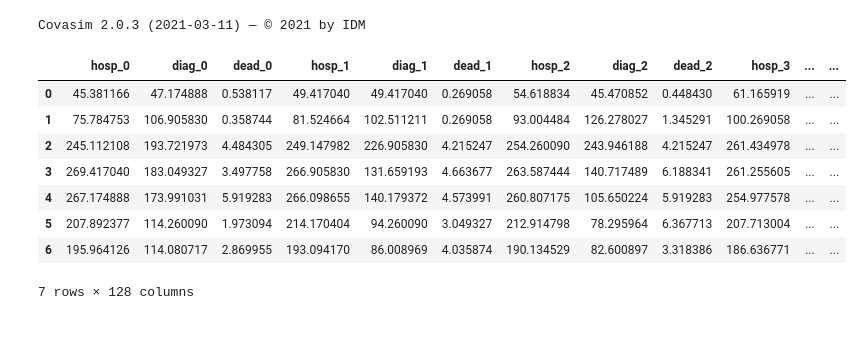
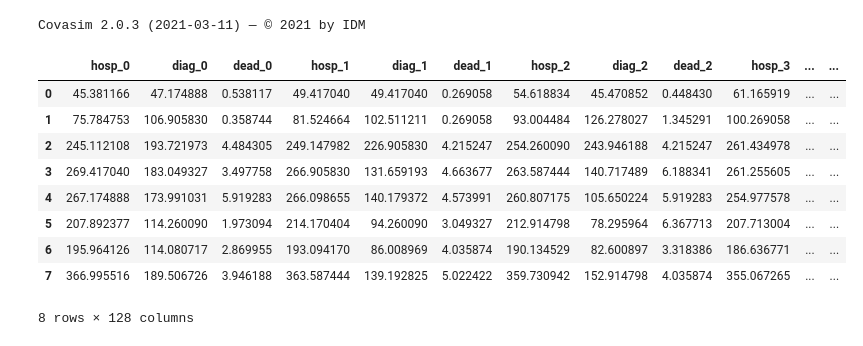
Before and after one commit to LIA-UniBo/EpidemicModelLearning, a Jupyter notebook: notebooks/5. Empirical Model.ipynb, the cells around one changed output. Cells and saved outputs as stored; diff of their text form; code cells hidden in the pictures.

```diff
--- a/notebooks/5. Empirical Model.ipynb
+++ b/notebooks/5. Empirical Model.ipynb
@@ -32,29 +35,29 @@ Covasim 2.0.3 (2021-03-11) — © 2021 by IDM
 # %%
 region = 'Emilia-Romagna'
 zones = {
-    '2020-05-18': 'W',
     '2020-11-08': 'Y',
     '2020-11-15': 'O',
     '2020-12-10': 'Y',
     '2020-12-21': 'O',
     '2021-02-01': 'Y',
     '2021-02-21': 'O',
     '2021-03-01': 'R',
     '2021-04-12': 'O',
     '2021-04-26': 'Y'
 }
 real_df = get_real_samples(region=region, zones=zones, scaling_factor=4.46e6 / pop_size)
 real_df
 # %% [output]
 |  | hosp_0 | diag_0 | dead_0 | hosp_1 | diag_1 | dead_1 | hosp_2 | diag_2 | dead_2 | hosp_3 | ... | ... |
 | 0 | 45.381166 | 47.174888 | 0.538117 | 49.417040 | 49.417040 | 0.269058 | 54.618834 | 45.470852 | 0.448430 | 61.165919 | ... | ... |
 | 1 | 75.784753 | 106.905830 | 0.358744 | 81.524664 | 102.511211 | 0.269058 | 93.004484 | 126.278027 | 1.345291 | 100.269058 | ... | ... |
 | 2 | 245.112108 | 193.721973 | 4.484305 | 249.147982 | 226.905830 | 4.215247 | 254.260090 | 243.946188 | 4.215247 | 261.434978 | ... | ... |
 | 3 | 269.417040 | 183.049327 | 3.497758 | 266.905830 | 131.659193 | 4.663677 | 263.587444 | 140.717489 | 6.188341 | 261.255605 | ... | ... |
 | 4 | 267.174888 | 173.991031 | 5.919283 | 266.098655 | 140.179372 | 4.573991 | 260.807175 | 105.650224 | 5.919283 | 254.977578 | ... | ... |
 | 5 | 207.892377 | 114.260090 | 1.973094 | 214.170404 | 94.260090 | 3.049327 | 212.914798 | 78.295964 | 6.367713 | 207.713004 | ... | ... |
 | 6 | 195.964126 | 114.080717 | 2.869955 | 193.094170 | 86.008969 | 4.035874 | 190.134529 | 82.600897 | 3.318386 | 186.636771 | ... | ... |
+| 7 | 366.995516 | 189.506726 | 3.946188 | 363.587444 | 139.192825 | 5.022422 | 359.730942 | 152.914798 | 4.035874 | 355.067265 | ... | ... |
-7 rows × 128 columns
+8 rows × 128 columns
 # %%
 def build_cplex_model(neural_model, input_data, rolling_days=7):
     # PREPROCESS INPUT DATA
```
Also changed, not shown: parts of 5 cells of this notebook, 1 other file.
